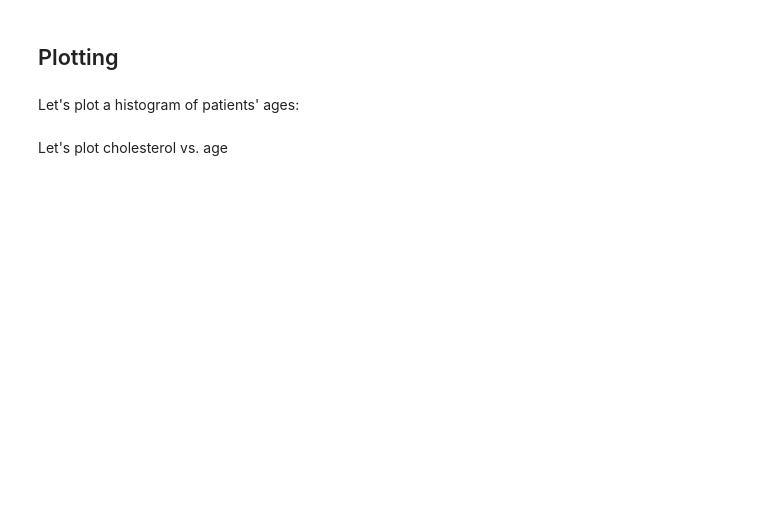
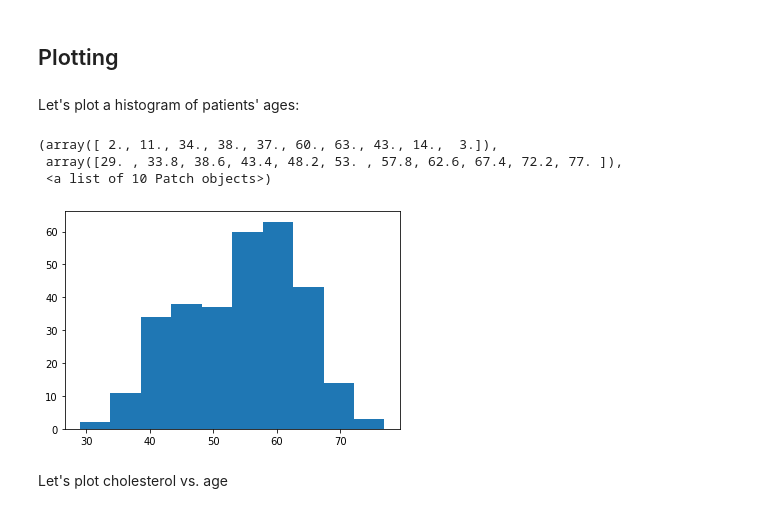
Before and after one commit to dirkstrong1/pandas1_seattle-ds-080519, a Jupyter notebook: pandas_intro.ipynb, the cells around one changed output. Saved outputs shown, nothing was run; the diff lists cells and outputs as text; code cells hidden in the pictures; blank space fills up the shorter version.

```diff
--- a/pandas_intro.ipynb
+++ b/pandas_intro.ipynb
@@ -7,4 +22,6 @@ Now read in the heart dataset.
 # %% [markdown]
 What does .head( ) do? What do you learn about the dataset by using it here?
+# %%
+heart = pd.read_csv('heart.csv')
 # %% [markdown]
 What about .tail( )? What about .info( ) and .describe( )?
@@ -34,3 +80,12 @@ extra_rows
  'target': [0, 0]}
 # %% [markdown]
 How can we add this to the bottom of our dataset?
+# %%
+two_rows = pd.DataFrame(extra_rows)
+
+heart_augmented = pd.concat([heart, two_rows])
+
+
+heart_augmented_fixed = heart_augmented.reset_index(drop = True)
+
+heart_augmented_fixed.tail()
@@ -40,0 +117,5 @@ Let's add a new column to our dataset called "test". Set all of its values to 0.
+# %%
+heart_augmented_fixed['test'] = 0
+
+
+heart_augmented_fixed
@@ -78,5 +222,12 @@ from matplotlib import pyplot as plt
 %matplotlib inline
 # %% [markdown]
 Let's plot a histogram of patients' ages:
+# %%
+plt.hist(heart_augmented_fixed['age'])
+# %% [output]
+(array([ 2., 11., 34., 38., 37., 60., 63., 43., 14.,  3.]),
+ array([29. , 33.8, 38.6, 43.4, 48.2, 53. , 57.8, 62.6, 67.4, 72.2, 77. ]),
+ <a list of 10 Patch objects>)
+[figure, added]
 # %% [markdown]
 Let's plot cholesterol vs. age
```
Also changed, not shown: parts of 17 cells of this notebook.
